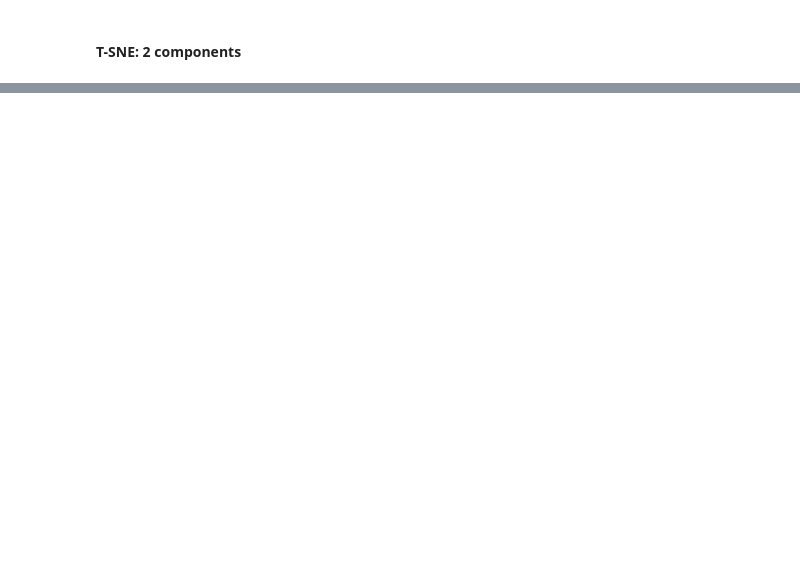
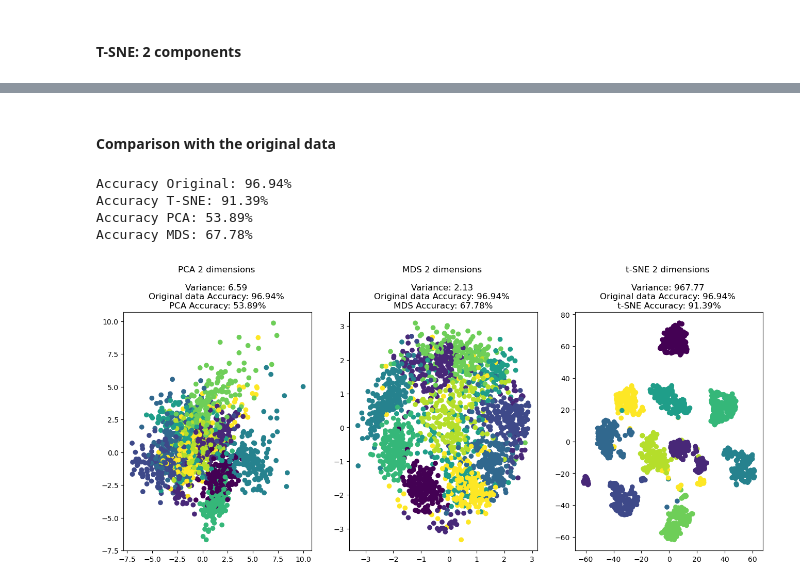
Before and after one commit to williamasesoftware/Computational_linear_algebra, a Jupyter notebook: main_MNIST.ipynb, the cells around one changed output, grey strips where cells are left out. Cells and saved outputs as stored; diff of their text form; code cells hidden in the pictures; blank space fills up the shorter version.

Commit message:
Add comparison

```diff
--- a/main_MNIST.ipynb
+++ b/main_MNIST.ipynb
@@ -389,0 +351,68 @@ Accuracy: 91.67%
+# %% [markdown]
+#### Comparison with the original data
+# %%
+from sklearn.linear_model import LogisticRegression
+from sklearn.model_selection import train_test_split
+import warnings
+warnings.filterwarnings('ignore')
+
+# Split the original data into training and testing sets
+X_train, X_test, y_train, y_test = train_test_split(data, Ground_truth, test_size=0.2, random_state=42)
+
+# Train a logistic regression classifier on the training data
+clf_original = LogisticRegression()
+clf_original.fit(X_train, y_train)
+
+# Evaluate the classifier on the testing data
+accuracy_original = clf_original.score(X_test, y_test)
+
+# Print the accuracy of the original data
+print('Accuracy Original: {:.2f}%'.format(accuracy_original*100))
+
+# Split the data into training and testing sets for each projection
+X_train_tsne, X_test_tsne, y_train_tsne, y_test_tsne = train_test_split(data_tsne, Ground_truth, test_size=0.2, random_state=42)
+X_train_pca, X_test_pca, y_train_pca, y_test_pca = train_test_split(data_pca, Ground_truth, test_size=0.2, random_state=42)
+X_train_mds, X_test_mds, y_train_mds, y_test_mds = train_test_split(data_mds, Ground_truth, test_size=0.2, random_state=42)
+
+# Train a logistic regression classifier on the training data for each projection
+clf_tsne = LogisticRegression()
+clf_tsne.fit(X_train_tsne, y_train_tsne)
+clf_pca = LogisticRegression()
+clf_pca.fit(X_train_pca, y_train_pca)
+clf_mds = LogisticRegression()
+clf_mds.fit(X_train_mds, y_train_mds)
+
+# Evaluate the classifiers on the testing data for each projection
+accuracy_tsne = clf_tsne.score(X_test_tsne, y_test_tsne)
+accuracy_pca = clf_pca.score(X_test_pca, y_test_pca)
+accuracy_mds = clf_mds.score(X_test_mds, y_test_mds)
+
+print('Accuracy T-SNE: {:.2f}%'.format(accuracy_tsne*100))
+print('Accuracy PCA: {:.2f}%'.format(accuracy_pca*100))
+print('Accuracy MDS: {:.2f}%'.format(accuracy_mds*100))
+
+var_pca = np.var(data_pca_random)
+var_mds = np.var(data_mds_random)
+var_tsne = np.var(data_tsne_random)
+
+# Graficar la data original y la proyección con su respectivo accuracy
+fig, ax = plt.subplots(1, 3, figsize=(16, 6))
+
+# Gráfica de la data original y PCA
+ax[0].scatter(data_pca_random[:, 0], data_pca_random[:, 1], c=Ground_truth_random_1, cmap='viridis')
+ax[0].set_title('PCA 2 dimensions \n\nVariance: {:.2f} \nOriginal data Accuracy: {:.2f}% \nPCA Accuracy: {:.2f}%'.format(var_pca,accuracy_original*100, accuracy_pca*100))
+
+# Gráfica de la data original y MDS
+ax[1].scatter(data_mds_random[:, 0], data_mds_random[:, 1], c=Ground_truth_random_2, cmap='viridis')
+ax[1].set_title('MDS 2 dimensions \n\nVariance: {:.2f} \nOriginal data Accuracy: {:.2f}% \nMDS Accuracy: {:.2f}%'.format(var_mds,accuracy_original*100, accuracy_mds*100))
+
+# Gráfica de la data original y t-SNE
+ax[2].scatter(data_tsne_random[:, 0], data_tsne_random[:, 1], c=Ground_truth_random_3, cmap='viridis')
+ax[2].set_title('t-SNE 2 dimensions \n\nVariance: {:.2f} \nOriginal data Accuracy: {:.2f}% \nt-SNE Accuracy: {:.2f}%'.format(var_tsne,accuracy_original*100, accuracy_tsne*100))
+plt.show()
+# %% [output]
+Accuracy Original: 96.94%
+Accuracy T-SNE: 91.39%
+Accuracy PCA: 53.89%
+Accuracy MDS: 67.78%
+[figure, added]
```
Also changed, not shown: parts of 9 cells of this notebook.
